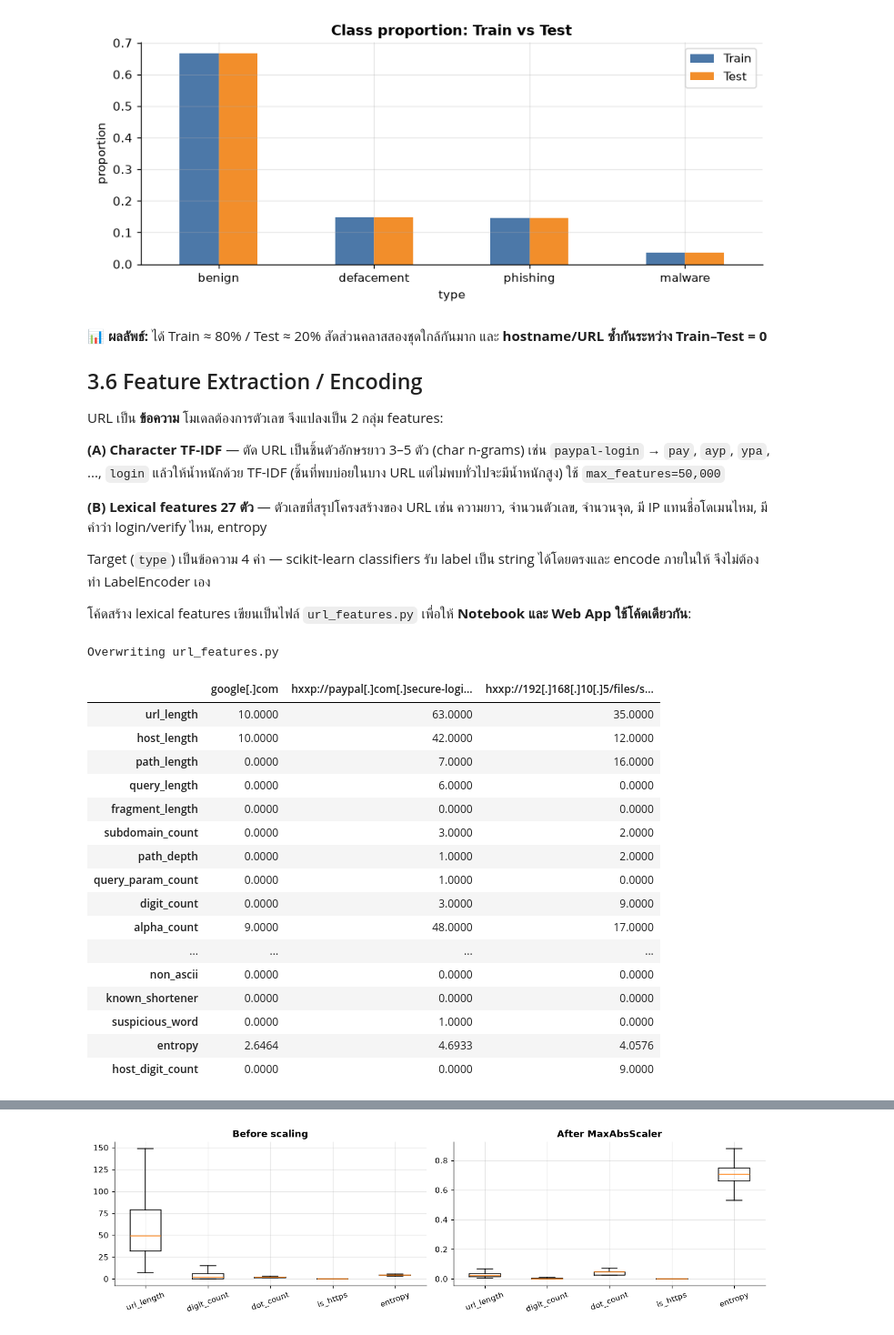
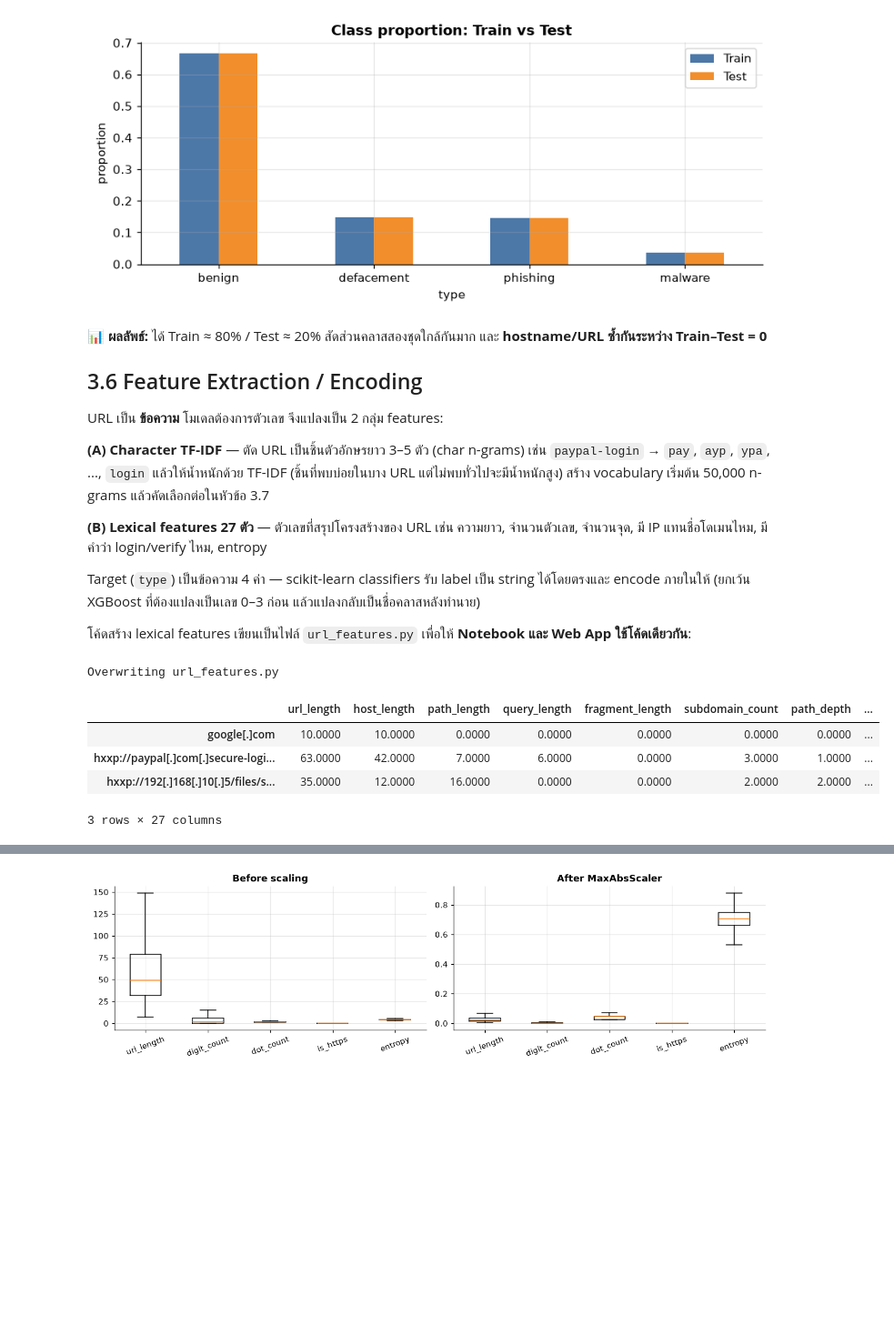
Before and after one commit to peem511/malicious-url-classifier, a Jupyter notebook: MaliciousURL_MiniProject.ipynb, the cells around one changed output, grey strips where cells are left out. Shown at 91% size. Cells and saved outputs as stored; diff of their text form; code cells hidden in the pictures; blank space fills up the shorter version.

```diff
--- a/MaliciousURL_MiniProject.ipynb
+++ b/MaliciousURL_MiniProject.ipynb
@@ -330,11 +331,12 @@ URL ที่ซ้ำกันระหว่าง Train/Test: 0
 URL เป็น **ข้อความ** โมเดลต้องการตัวเลข จึงแปลงเป็น 2 กลุ่ม features:
 
 **(A) Character TF-IDF** — ตัด URL เป็นชิ้นตัวอักษรยาว 3–5 ตัว (char n-grams) เช่น `paypal-login` → `pay`, `ayp`, `ypa`, ..., `login`
-แล้วให้น้ำหนักด้วย TF-IDF (ชิ้นที่พบบ่อยในบาง URL แต่ไม่พบทั่วไปจะมีน้ำหนักสูง) ใช้ `max_features=50,000`
+แล้วให้น้ำหนักด้วย TF-IDF (ชิ้นที่พบบ่อยในบาง URL แต่ไม่พบทั่วไปจะมีน้ำหนักสูง) สร้าง vocabulary เริ่มต้น 50,000 n-grams แล้วคัดเลือกต่อในหัวข้อ 3.7
 
 **(B) Lexical features 27 ตัว** — ตัวเลขที่สรุปโครงสร้างของ URL เช่น ความยาว, จำนวนตัวเลข, จำนวนจุด, มี IP แทนชื่อโดเมนไหม, มีคำว่า login/verify ไหม, entropy
 
-Target (`type`) เป็นข้อความ 4 ค่า — scikit-learn classifiers รับ label เป็น string ได้โดยตรงและ encode ภายในให้ จึงไม่ต้องทำ LabelEncoder เอง
+Target (`type`) เป็นข้อความ 4 ค่า — scikit-learn classifiers รับ label เป็น string ได้โดยตรงและ encode ภายในให้
+(ยกเว้น XGBoost ที่ต้องแปลงเป็นเลข 0–3 ก่อน แล้วแปลงกลับเป็นชื่อคลาสหลังทำนาย)
 
 โค้ดสร้าง lexical features เขียนเป็นไฟล์ `url_features.py` เพื่อให้ **Notebook และ Web App ใช้โค้ดเดียวกัน**:
 # %%
@@ -416,12 +418,16 @@ def extract_one_url(value: str) -> list[float]:
     ]
 
 
-def extract_lexical_features(values) -> np.ndarray:
-    """แปลงรายการ URL เป็น matrix (n, 27) ใช้กับ sklearn FunctionTransformer"""
-    return np.asarray(
+def extract_lexical_features(values, keep=None) -> np.ndarray:
+    """แปลงรายการ URL เป็น matrix (n, 27) ใช้กับ sklearn FunctionTransformer
+
+    keep = รายการ index ของ features ที่เลือกไว้ (Feature Selection) ถ้าไม่ระบุจะคืนครบ 27 ตัว
+    """
+    X = np.asarray(
         [extract_one_url(v) for v in np.asarray(values, dtype=object).ravel()],
         dtype=np.float32,
     )
+    return X if keep is None else X[:, list(keep)]
 
 
 def prepare_single_url(value: str) -> str:
@@ -439,28 +445,16 @@ Overwriting url_features.py
 # %%
 from url_features import extract_lexical_features, FEATURE_NAMES, prepare_single_url
 
 example = ["google.com", "http://paypal.com.secure-login.verify-account.xyz/signin?id=123",
            "http://192.168.10.5/files/setup.exe"]
 pd.DataFrame(extract_lexical_features(example), columns=FEATURE_NAMES,
-             index=[defang(u, 45) for u in example]).T
+             index=[defang(u, 45) for u in example])
 # %% [output]
-|  | google[.]com | hxxp://paypal[.]com[.]secure-logi... | hxxp://192[.]168[.]10[.]5/files/s... |
-| url_length | 10.0000 | 63.0000 | 35.0000 |
-| host_length | 10.0000 | 42.0000 | 12.0000 |
-| path_length | 0.0000 | 7.0000 | 16.0000 |
-| query_length | 0.0000 | 6.0000 | 0.0000 |
-| fragment_length | 0.0000 | 0.0000 | 0.0000 |
-| subdomain_count | 0.0000 | 3.0000 | 2.0000 |
-| path_depth | 0.0000 | 1.0000 | 2.0000 |
-| query_param_count | 0.0000 | 1.0000 | 0.0000 |
-| digit_count | 0.0000 | 3.0000 | 9.0000 |
-| alpha_count | 9.0000 | 48.0000 | 17.0000 |
-| ... | ... | ... | ... |
-| non_ascii | 0.0000 | 0.0000 | 0.0000 |
-| known_shortener | 0.0000 | 0.0000 | 0.0000 |
-| suspicious_word | 0.0000 | 1.0000 | 0.0000 |
-| entropy | 2.6464 | 4.6933 | 4.0576 |
-| host_digit_count | 0.0000 | 0.0000 | 9.0000 |
+|  | url_length | host_length | path_length | query_length | fragment_length | subdomain_count | path_depth | ... |
+| google[.]com | 10.0000 | 10.0000 | 0.0000 | 0.0000 | 0.0000 | 0.0000 | 0.0000 | ... |
+| hxxp://paypal[.]com[.]secure-logi... | 63.0000 | 42.0000 | 7.0000 | 6.0000 | 0.0000 | 3.0000 | 1.0000 | ... |
+| hxxp://192[.]168[.]10[.]5/files/s... | 35.0000 | 12.0000 | 16.0000 | 0.0000 | 0.0000 | 2.0000 | 2.0000 | ... |
+3 rows × 27 columns
 # %% [markdown]
 **📊 ผลลัพธ์:** URL ปลอมตัวอย่างมีความยาว จำนวนจุด/ขีด และ `suspicious_word = 1` สูงกว่า `google.com` อย่างชัดเจน
 ส่วน URL ที่ใช้ IP ตรงได้ `host_is_ip = 1`
```
Also changed, not shown: parts of 56 cells of this notebook, 5 other files.
